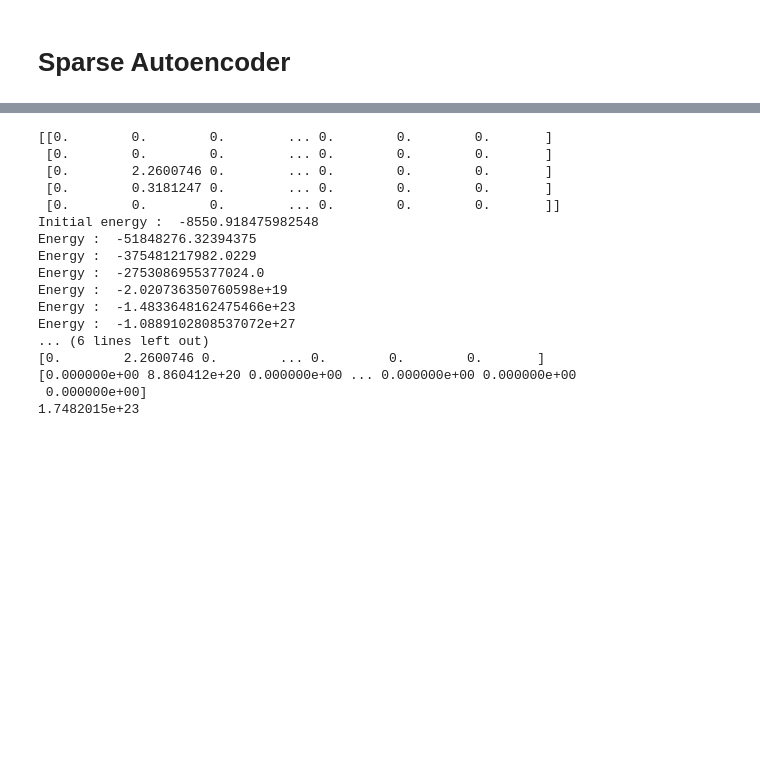
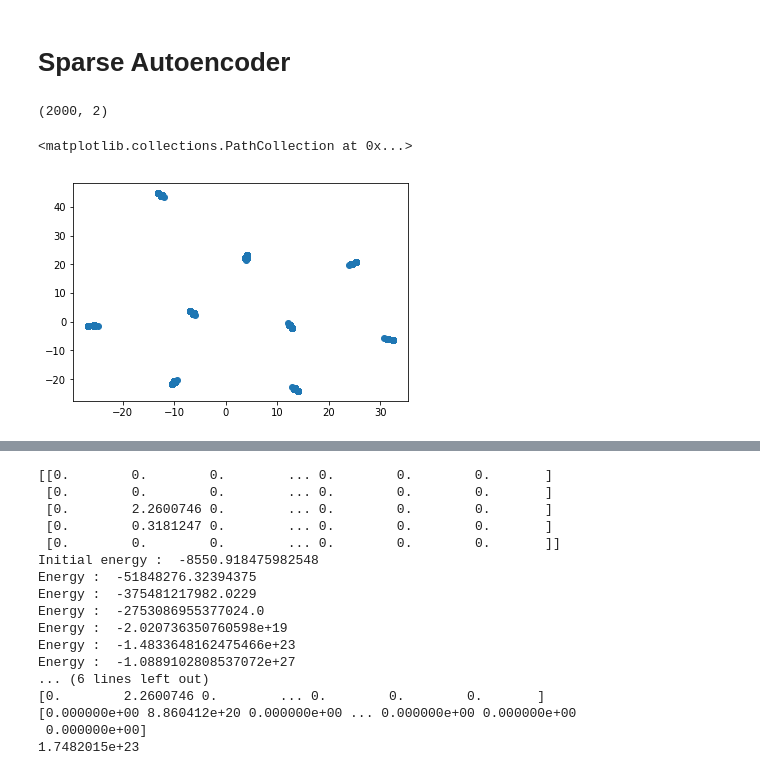
Before and after one commit to AntoineSueur/Brain-ML, a Jupyter notebook: Feature_Extraction.ipynb, the cells around one changed output, grey strips where cells are left out. Drawn from its saved outputs; the diff is of its cells as text; code cells hidden in the pictures; blank space fills up the shorter version.

Commit message:
Weights distribution + Similarity plot + BCPNN learning rule

```diff
--- a/Feature_Extraction.ipynb
+++ b/Feature_Extraction.ipynb
@@ -297,3 +307,14 @@ def kl_divergence(p, q):
 # %%
 def l1_penalty(var):
     return torch.abs(var).sum()
+# %%
+from sklearn.manifold import TSNE
+x_embedded = TSNE(n_components=2).fit_transform(captions_train.numpy())
+print(x_embedded.shape)
+# %% [output]
+(2000, 2)
+# %%
+plt.scatter(x_embedded[:, 0], x_embedded[:, 1])
+# %% [output]
+<matplotlib.collections.PathCollection at 0x...>
+[figure, added]
```
Also changed, not shown: parts of 13 cells of this notebook.
